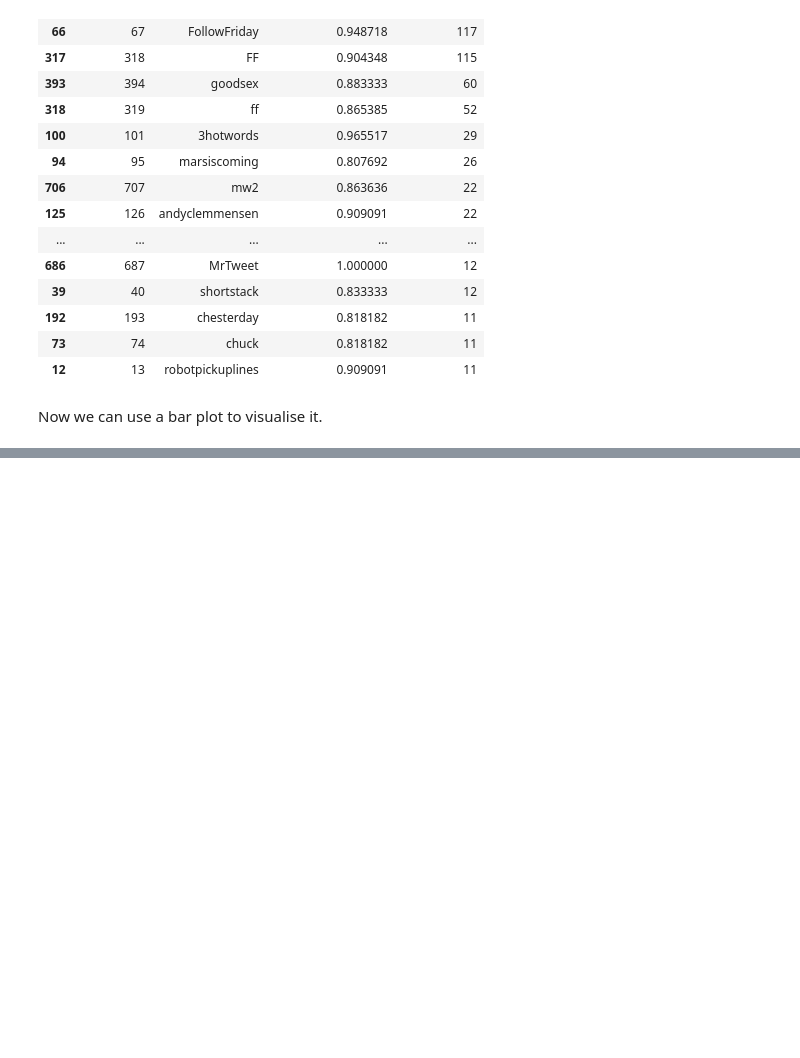
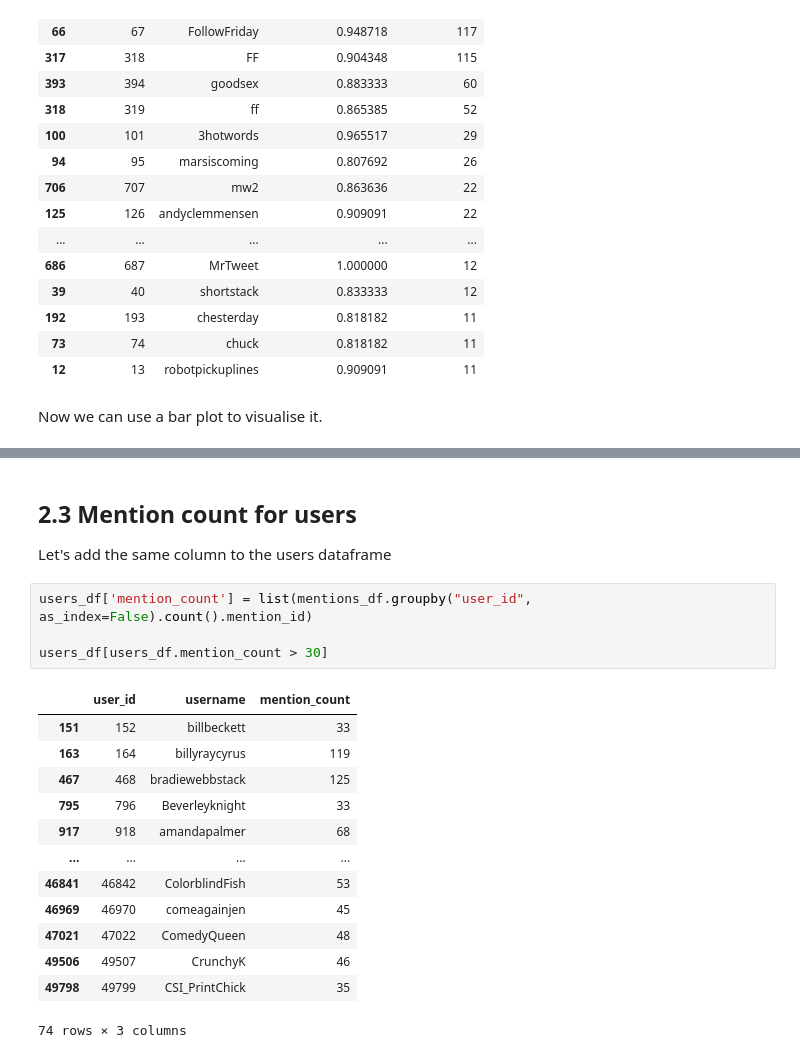
Before and after one commit to gbulg/Data-analysis-class, a Jupyter notebook: HW2/hw2.ipynb, the cells around one changed output, grey strips where cells are left out. Cells and saved outputs as stored; diff of their text form; blank space fills up the shorter version.

```diff
--- a/HW2/hw2.ipynb
+++ b/HW2/hw2.ipynb
@@ -246,3 +246,25 @@ fig.update_layout(xaxis_title="Hashtag", yaxis_title="Average Sentiment")
 fig.show()
 # %% [output]
 [interactive output not drawn]
+# %% [markdown]
+## 2.3 Mention count for users
+
+Let's add the same column to the users dataframe
+# %%
+users_df['mention_count'] = list(mentions_df.groupby("user_id", as_index=False).count().mention_id)
+
+users_df[users_df.mention_count > 30]
+# %% [output]
+|  | user_id | username | mention_count |
+| 151 | 152 | billbeckett | 33 |
+| 163 | 164 | billyraycyrus | 119 |
+| 467 | 468 | bradiewebbstack | 125 |
+| 795 | 796 | Beverleyknight | 33 |
+| 917 | 918 | amandapalmer | 68 |
+| ... | ... | ... | ... |
+| 46841 | 46842 | ColorblindFish | 53 |
+| 46969 | 46970 | comeagainjen | 45 |
+| 47021 | 47022 | ComedyQueen | 48 |
+| 49506 | 49507 | CrunchyK | 46 |
+| 49798 | 49799 | CSI_PrintChick | 35 |
+74 rows × 3 columns
```
Also changed, not shown: parts of 11 cells of this notebook.
